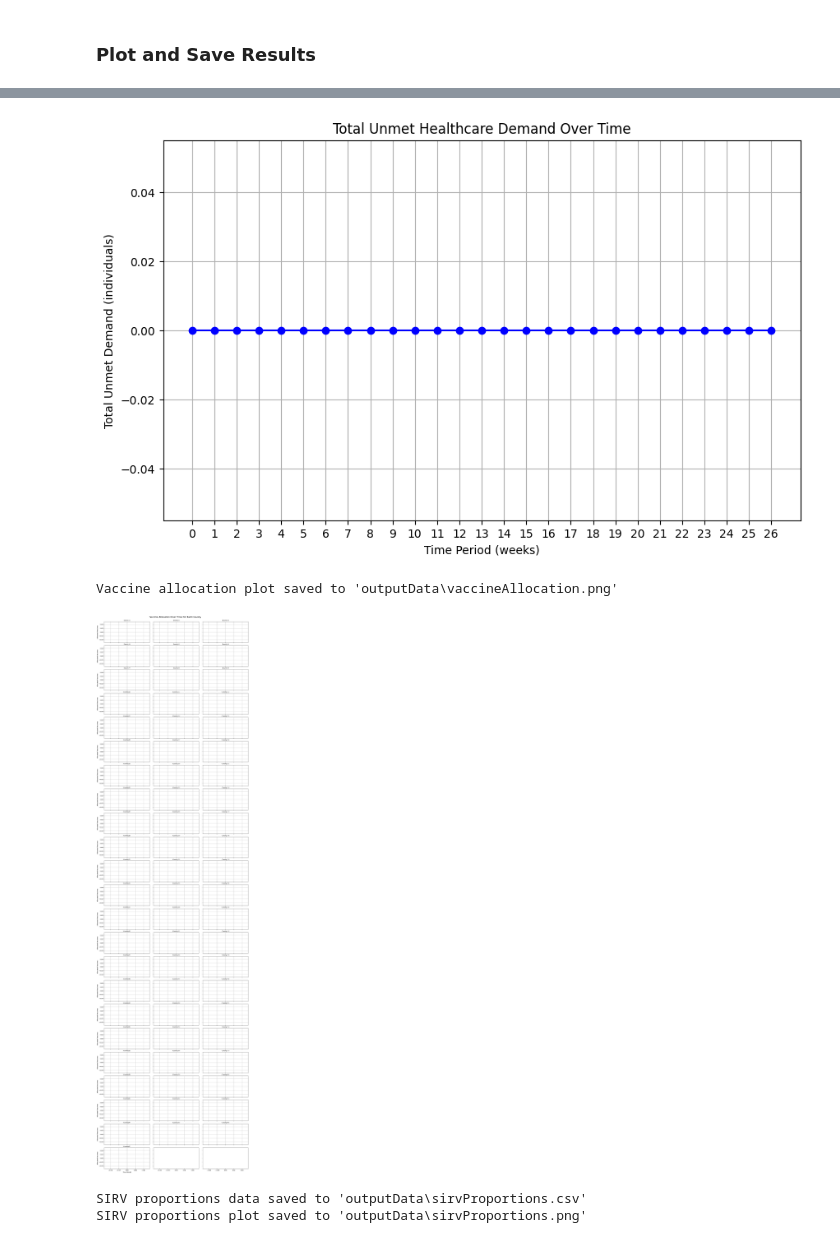
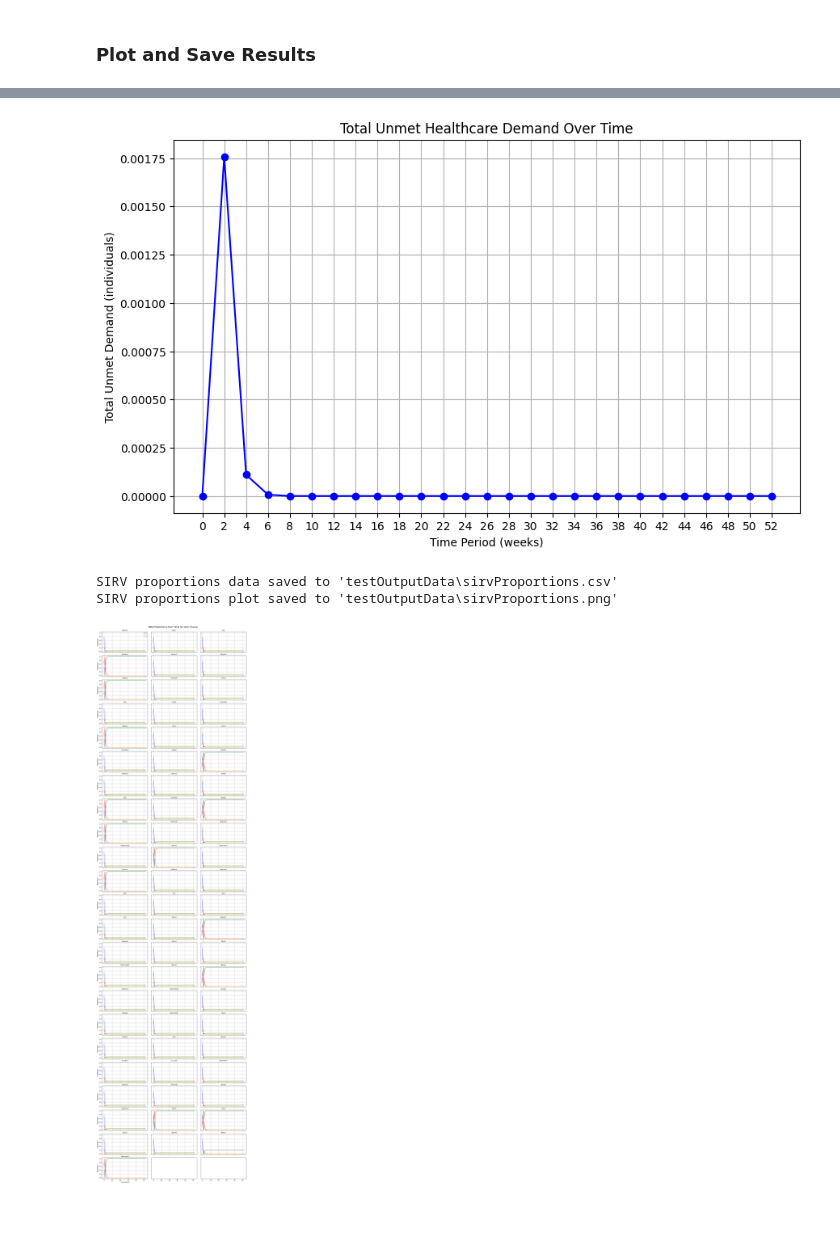
Before and after one commit to alexdelise/Data-Driven-SIRV-OR, a Jupyter notebook: testCode.ipynb, the cells around one changed output, grey strips where cells are left out. Saved outputs shown, nothing was run; the diff lists cells and outputs as text; code cells hidden in the pictures; blank space fills up the shorter version.

Commit message:
tinkering with new sirx model

```diff
--- a/testCode.ipynb
+++ b/testCode.ipynb
@@ -304,16 +315,14 @@ Best objective 7.133310719132e-06, best bound 7.133310719132e-06, gap 0.0000%
 ### Plot and Save Results
 # %%
 # Ensure the output folder exists
-output_folder = "outputData"
+output_folder = "testOutputData"
 os.makedirs(output_folder, exist_ok=True)
 
 # Usage after model optimization
 if model.status == GRB.OPTIMAL:
-    saveDecisionVariables(Z, A, S, I_var, R, X, u, v, output_folder, T, T_prime, I, J)
-    plot_unmet_demand(u, T_prime, I)
-    vaccineAllocationDf = pd.read_csv(os.path.join(output_folder, "vaccineAllocationData.csv"))
-    plot_vaccine_allocation(vaccineAllocationDf, I, T_prime, output_folder)
-    saveAndPlotSIRVProportions(S, I_var, R, X, N, I, T, output_folder)
+    save_decision_variables(Z, A, S, I, R, X, u, output_folder, time_periods, decision_periods, counties)
+    plot_unmet_demand(u, decision_periods, counties)
+    save_and_plot_sirv_proportions(S, I, R, X, N, counties, time_periods, output_folder)
 else:
-    print("bad")
+    print("Model did not optimize successfully.")
 # %% [output]
@@ -328,5 +337,4 @@ v data saved to 'outputData\vaccinationsAdministeredData.csv'
-[figure, old version]
+[figure, new version]
-Vaccine allocation plot saved to 'outputData\vaccineAllocation.png'
+SIRV proportions data saved to 'testOutputData\sirvProportions.csv'
+SIRV proportions plot saved to 'testOutputData\sirvProportions.png'
-[figure, old version]
+[figure, new version]
-SIRV proportions data saved to 'outputData\sirvProportions.csv'
-SIRV proportions plot saved to 'outputData\sirvProportions.png'
```
Also changed, not shown: parts of 4 cells of this notebook, 25 other files.
